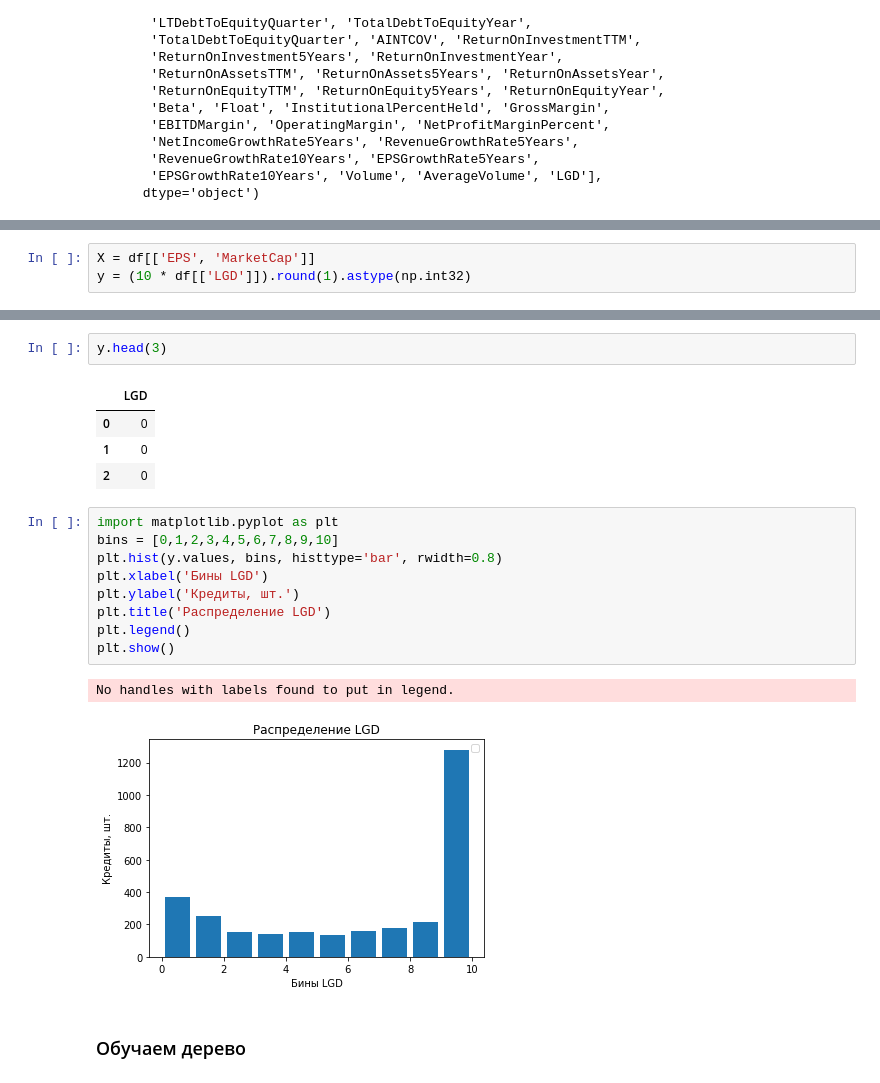
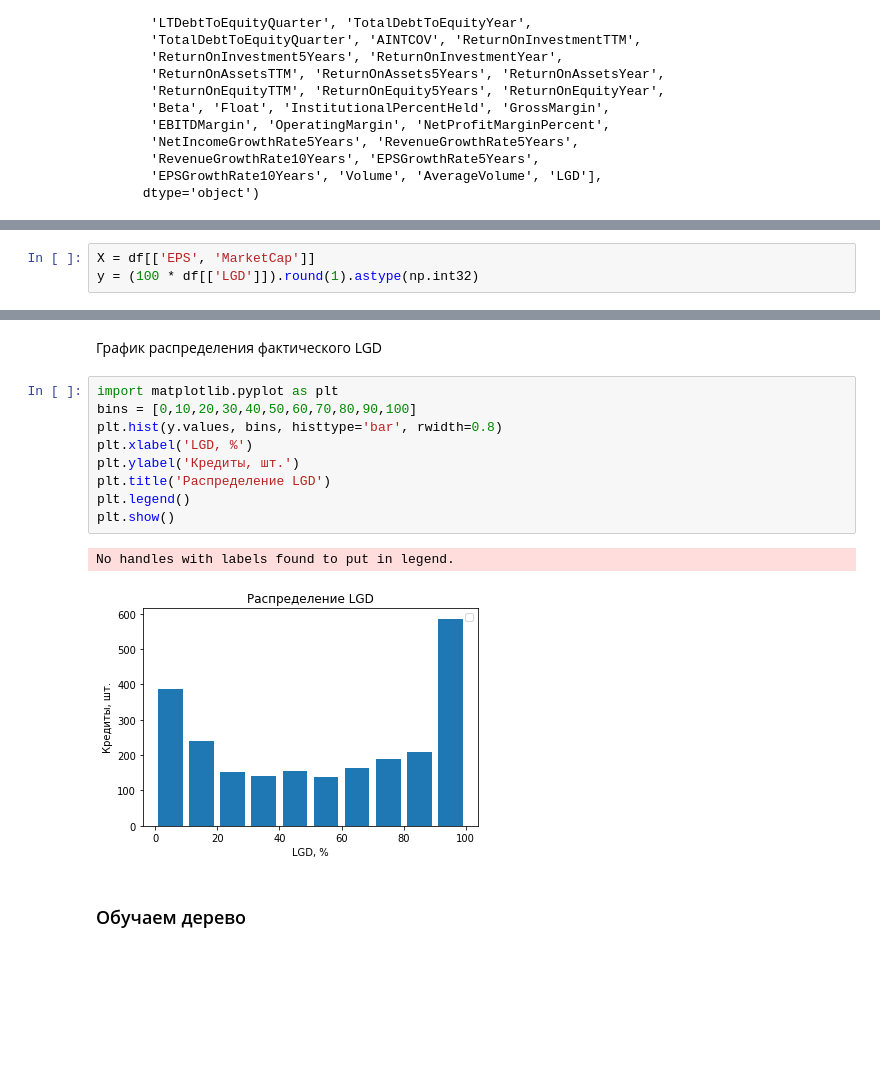
Before and after one commit to BKHV/risk_models, a Jupyter notebook: LGD.ipynb, the cells around one changed output, grey strips where cells are left out. Drawn from its saved outputs; the diff is of its cells as text; blank space fills up the shorter version.

```diff
--- a/LGD.ipynb
+++ b/LGD.ipynb
@@ -60,3 +64,3 @@ Index(['symbol', 'name', 'issue_date', 'EPS', 'QuoteLast',
 # %%
 X = df[['EPS', 'MarketCap']]
-y = (10 * df[['LGD']]).round(1).astype(np.int32)
+y = (100 * df[['LGD']]).round(1).astype(np.int32)
@@ -70,22 +67,17 @@ X.head(3)
-# %%
-y.head(3)
-# %% [output]
-|  | LGD |
-| 0 | 0 |
-| 1 | 0 |
-| 2 | 0 |
+# %% [markdown]
+График распределения фактического LGD
 # %%
 import matplotlib.pyplot as plt
-bins = [0,1,2,3,4,5,6,7,8,9,10]
+bins = [0,10,20,30,40,50,60,70,80,90,100]
 plt.hist(y.values, bins, histtype='bar', rwidth=0.8)
-plt.xlabel('Бины LGD')
+plt.xlabel('LGD, %')
 plt.ylabel('Кредиты, шт.')
 plt.title('Распределение LGD')
 plt.legend()
 plt.show()
 # %% [output]
 No handles with labels found to put in legend.
-[figure, old version]
+[figure, new version]
 # %% [markdown]
 ### Обучаем дерево
 # %%
```
Also changed, not shown: parts of 3 cells of this notebook.
